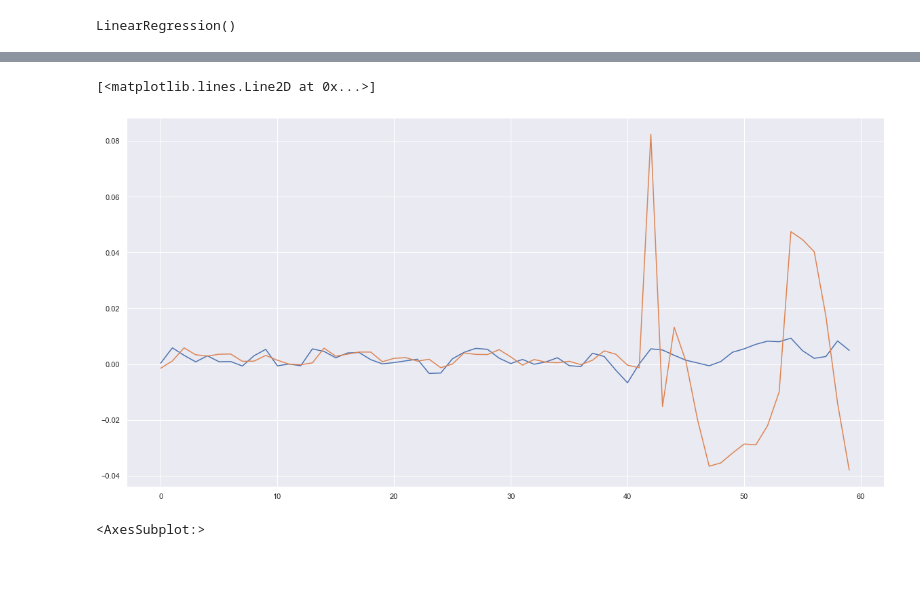
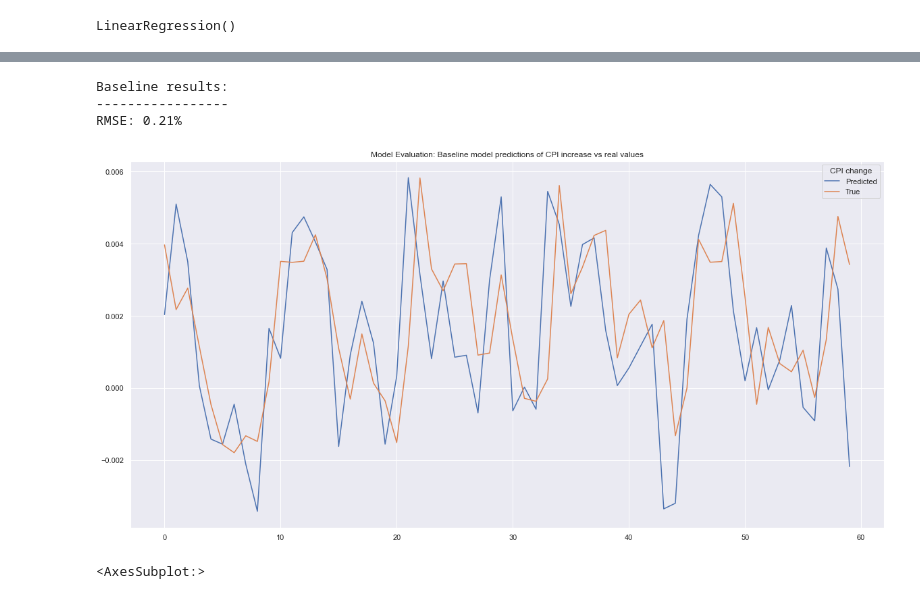
Before and after one commit to LeoSaffron/Inflation-Prediction, a Jupyter notebook: Inflation.ipynb, the cells around one changed output, grey strips where cells are left out. Cells and saved outputs as stored; diff of their text form; code cells hidden in the pictures; blank space fills up the shorter version.

Commit message:
improved model evaluation plot and documentation

```diff
--- a/Inflation.ipynb
+++ b/Inflation.ipynb
@@ -597,6 +593,9 @@ df_inflation
 | 2022-07-01 | 20471.7 | 296.276 | 21652.3 | -0.000118 | -0.003102 | 0.000337 | 0.006955 | ... |
 | 2022-08-01 | 20380.2 | 296.171 | 21625.3 | -0.000354 | -0.004470 | -0.001247 | 0.006396 | ... |
 738 rows × 29 columns
+# %%
+df_inflation['m1_yearly_change_shift'] = df_inflation['m1_yearly_change'].shift(24)
+df_inflation['m1_yearly_sma_shift'] = df_inflation['m1_yearly_sma'].shift(24)
 # %%
 df_inflation = df_inflation[:-10]
 # %%
@@ -644,9 +643,9 @@ df_inflation
 # %% [markdown]
 ## Train-test split
 # %%
-df_train = df_inflation[:-60]
+df_train = df_inflation[25:-60]
 # %%
-df_test = df_inflation[-60:]
+df_test = df_inflation[-80:-20]
 # %%
 X_train = df_train.drop('target', axis=1)
 X_test = df_test.drop('target', axis=1)
@@ -710,9 +671,19 @@ Name: target, dtype: float64
+# %%
+print('Baseline results:')
+print('-----------------')
+print('RMSE: {:.2%}'.format(mean_squared_error(y_pred_linreg, y_test, squared=False)))
+# %% [output]
+Baseline results:
+-----------------
+RMSE: 0.21%
 # %%
 plt.plot(y_test.reset_index(drop=True))
 plt.plot(y_pred_linreg)
+plt.legend(labels=["Predicted","True"], title = "CPI change")
+plt.title('Model Evaluation: Baseline model predictions of CPI increase vs real values')
+plt.show()
 # %% [output]
-[<matplotlib.lines.Line2D at 0x...>]
-[figure, old version]
+[figure, new version]
 # %%
 #sns.lineplot(y_test)
 sns.lineplot(y_pred_linreg)
```
Also changed, not shown: parts of 74 cells of this notebook.
